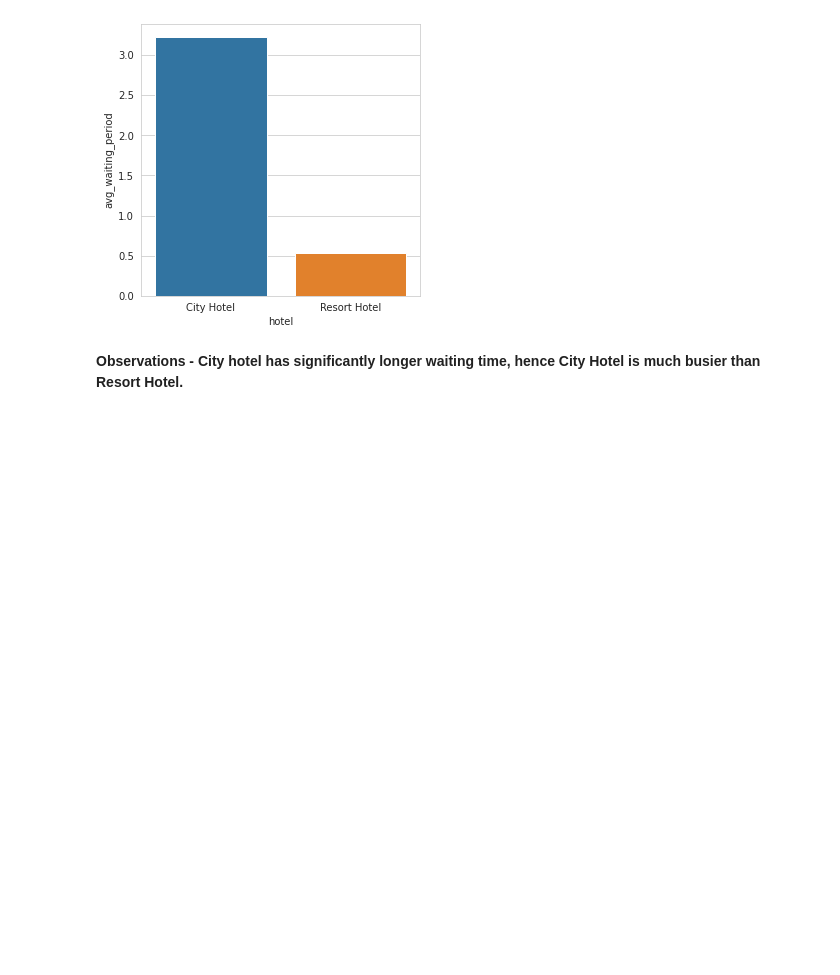
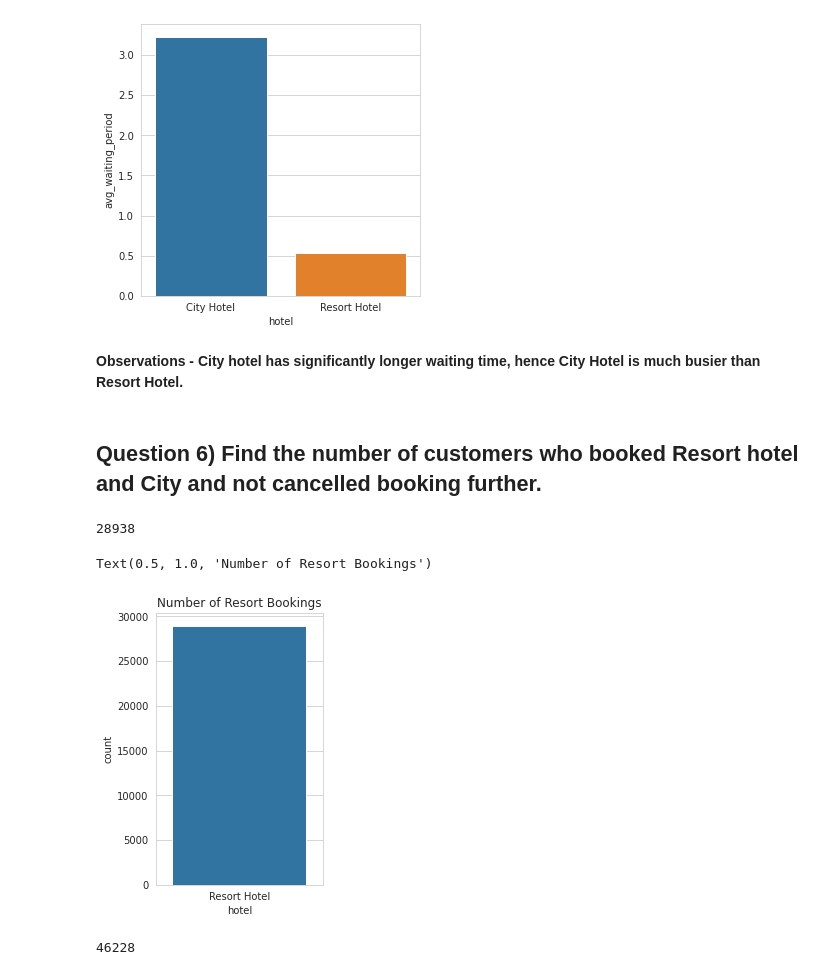
Before and after one commit to 1991Ab/Capstone-Project-1-Hotel-Booking-Analysis, a Jupyter notebook: Hotel_Booking_Analysis_EDA_Team_notebook.ipynb, the cells around one changed output. Drawn from its saved outputs; the diff is of its cells as text; code cells hidden in the pictures; blank space fills up the shorter version.

```diff
--- a/Hotel_Booking_Analysis_EDA_Team_notebook.ipynb
+++ b/Hotel_Booking_Analysis_EDA_Team_notebook.ipynb
@@ -516,3 +516,19 @@ plt.show()
 [figure]
 # %% [markdown]
 **Observations - City hotel has significantly longer waiting time, hence City Hotel is much busier than Resort Hotel.**
+# %% [markdown]
+## **Question 6) Find the number of customers who booked Resort hotel and City and not cancelled booking further.**
+# %%
+resort_booking = df[(df['hotel']=='Resort Hotel') & (df['is_canceled'] == 0)]
+# %%
+len(resort_booking)
+# %% [output]
+28938
+# %%
+sns.set_style('whitegrid')
+plt.rcParams['font.size'] = 10
+plt.rcParams['figure.figsize'] = (3,5)
+sns.countplot(x = resort_booking['hotel']).set_title("Number of Resort Bookings")
+# %% [output]
+Text(0.5, 1.0, 'Number of Resort Bookings')
+[figure, added]
@@ -518,0 +537,4 @@ plt.show()
+# %%
+len(city_booking)
+# %% [output]
+46228
```
Also changed, not shown: parts of 3 cells of this notebook.
